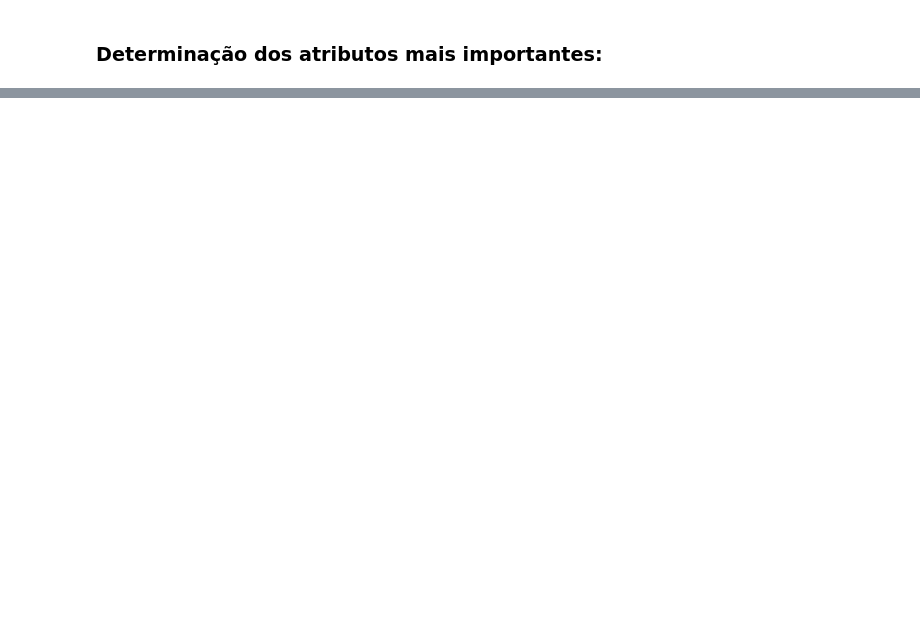
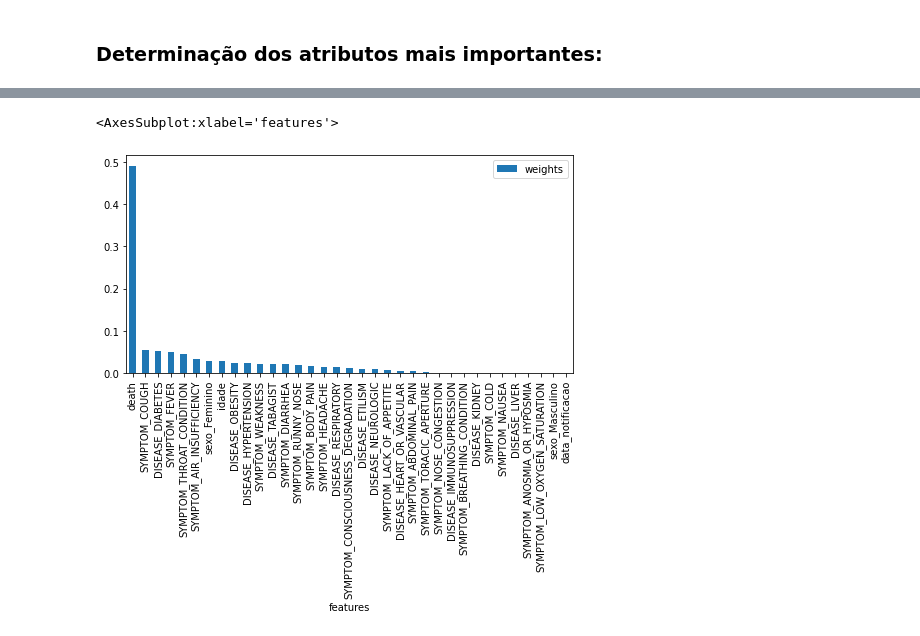
Before and after one commit to bielarnaud/Estudo_dados_de_covid, a Jupyter notebook: Codes/Teste - Gradient Boosting - Sampling.ipynb, the cells around one changed output, grey strips where cells are left out. Cells and saved outputs as stored; diff of their text form; code cells hidden in the pictures; blank space fills up the shorter version.

```diff
--- a/Codes/Teste - Gradient Boosting - Sampling.ipynb
+++ b/Codes/Teste - Gradient Boosting - Sampling.ipynb
@@ -985,0 +1252,5 @@ plt.show()
+# %%
+df_imp_features.plot(x="features", y="weights", kind="bar", figsize=(8, 4))
+# %% [output]
+<AxesSubplot:xlabel='features'>
+[figure, added]
```
Also changed, not shown: parts of 22 cells of this notebook, 1 other file.
